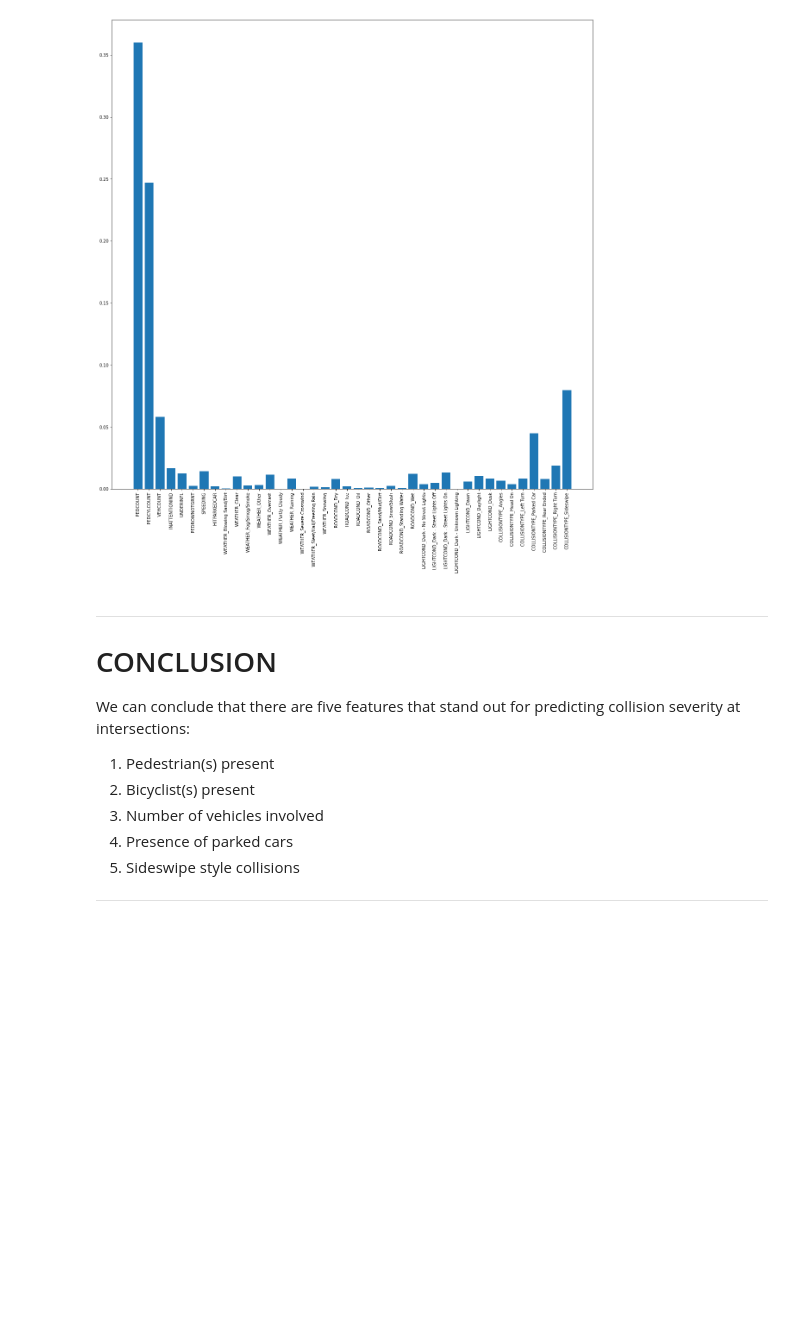
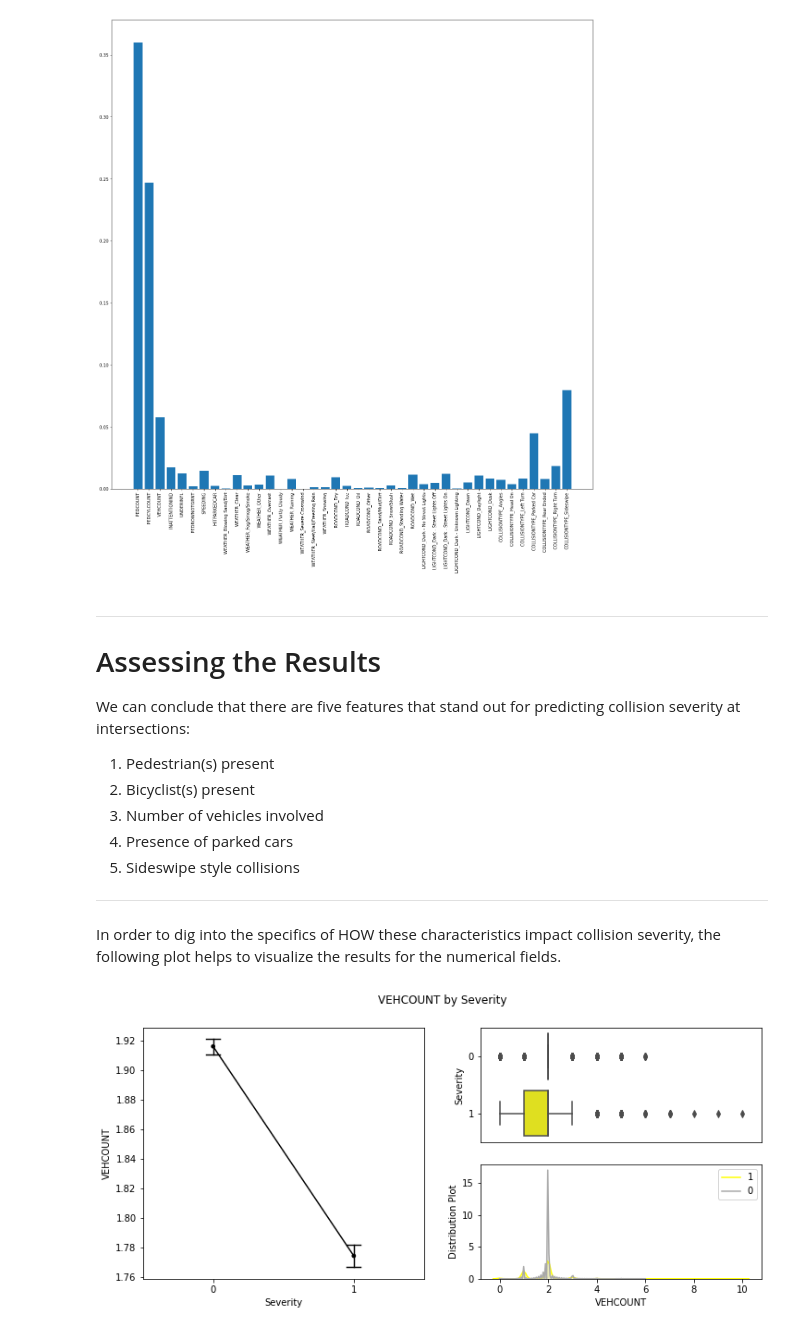
Before and after one commit to gmurd/Coursera_Capstone, a Jupyter notebook: Capstone Project.ipynb, the cells around one changed output. Saved outputs shown, nothing was run; the diff lists cells and outputs as text; code cells hidden in the pictures; blank space fills up the shorter version.

```diff
--- a/Capstone Project.ipynb
+++ b/Capstone Project.ipynb
@@ -624,7 +626,7 @@ plt.show()
 # %% [markdown]
 ***
 
-# CONCLUSION
+# Assessing the Results
 
 We can conclude that there are five features that stand out for predicting collision severity at intersections:
 
@@ -635,3 +637,5 @@ We can conclude that there are five features that stand out for predicting colli
 5. Sideswipe style collisions
 
 ***
+
+In order to dig into the specifics of HOW these characteristics impact collision severity, the following plot helps to visualize the results for the numerical fields.
@@ -637,0 +716,6 @@ We can conclude that there are five features that stand out for predicting colli
+# %%
+dataset['Severity'] = y
+
+display_boxcountdist(dataset, "Severity", "VEHCOUNT", 1)
+# %% [output]
+[figure, added]
```
Also changed, not shown: parts of 10 cells of this notebook.
